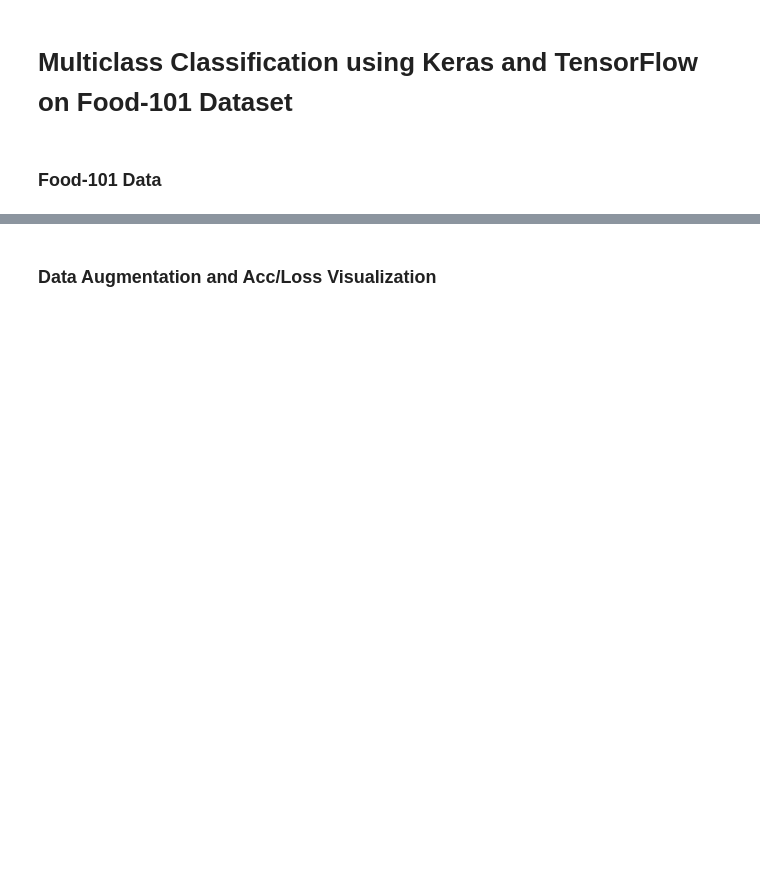
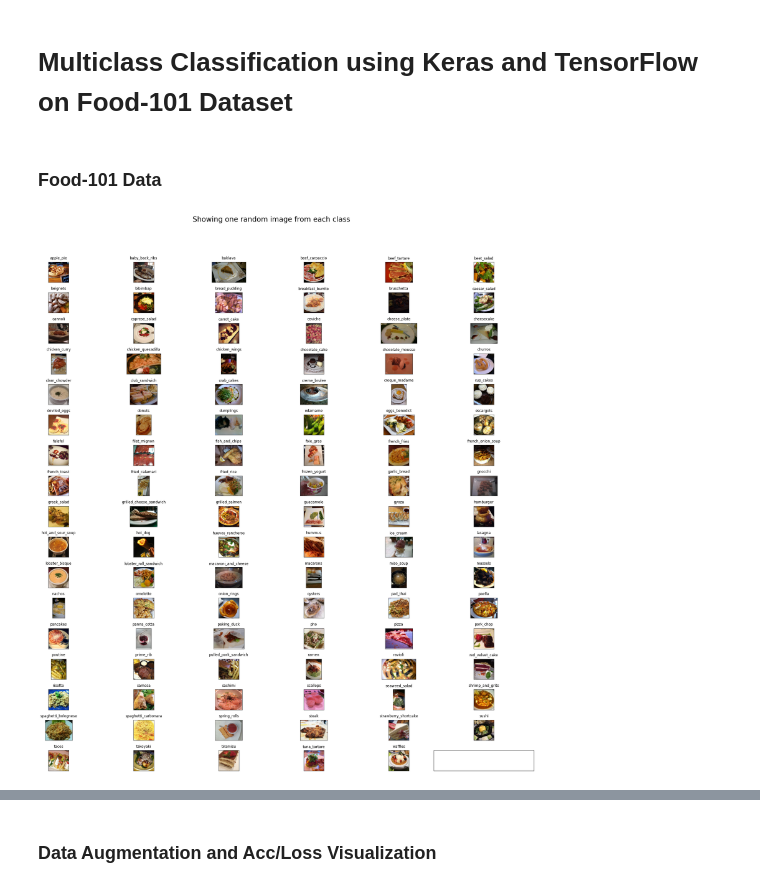
Before and after one commit to dimgag/deepfood, a Jupyter notebook: DeepFood_Food101.ipynb, the cells around one changed output, grey strips where cells are left out. Saved outputs shown, nothing was run; the diff lists cells and outputs as text; code cells hidden in the pictures; blank space fills up the shorter version.

```diff
--- a/DeepFood_Food101.ipynb
+++ b/DeepFood_Food101.ipynb
@@ -45,27 +45,29 @@ import cv2
 # %%
 # Visualize the data, showing one image per class from 101 classes
 rows = 17
 cols = 6
 fig, ax = plt.subplots(rows, cols, figsize=(25,25))
 fig.suptitle("Showing one random image from each class", y=1.05, fontsize=24) # Adding  y=1.05, fontsize=24 helped me fix the suptitle overlapping with axes issue
-data_dir = "food-101/images/"
+data_dir = "/workspace/persistent/food-101/images"
 foods_sorted = sorted(os.listdir(data_dir))
 food_id = 0
 for i in range(rows):
   for j in range(cols):
     try:
       food_selected = foods_sorted[food_id]
       food_id += 1
     except:
       break
     if food_selected == '.DS_Store':
         continue
     food_selected_images = os.listdir(os.path.join(data_dir,food_selected)) # returns the list of all files present in each food category
     food_selected_random = np.random.choice(food_selected_images) # picks one food item from the list as choice, takes a list and returns one random item
     img = plt.imread(os.path.join(data_dir,food_selected, food_selected_random))
     ax[i][j].imshow(img)
     ax[i][j].set_title(food_selected, pad = 10)
 
 plt.setp(ax, xticks=[],yticks=[])
 plt.tight_layout()
 # https://matplotlib.org/users/tight_layout_guide.html
+# %% [output]
+[figure, added]
```
Also changed, not shown: parts of 8 cells of this notebook, 1 other file.
